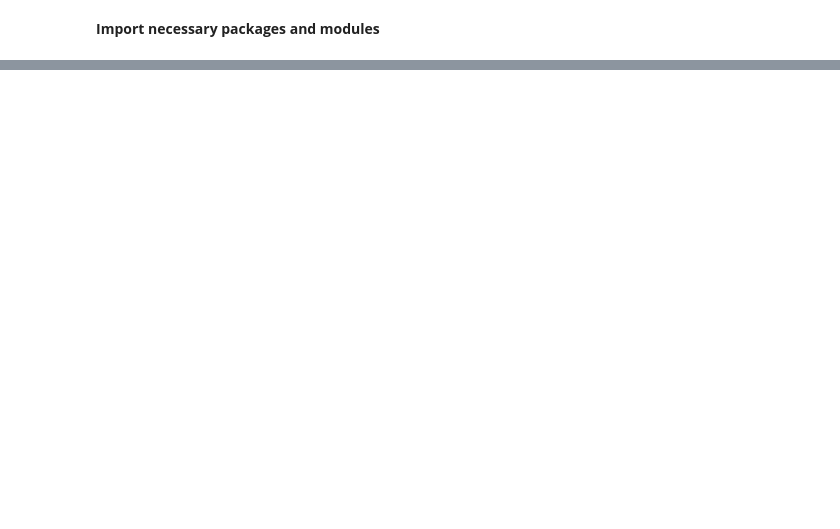
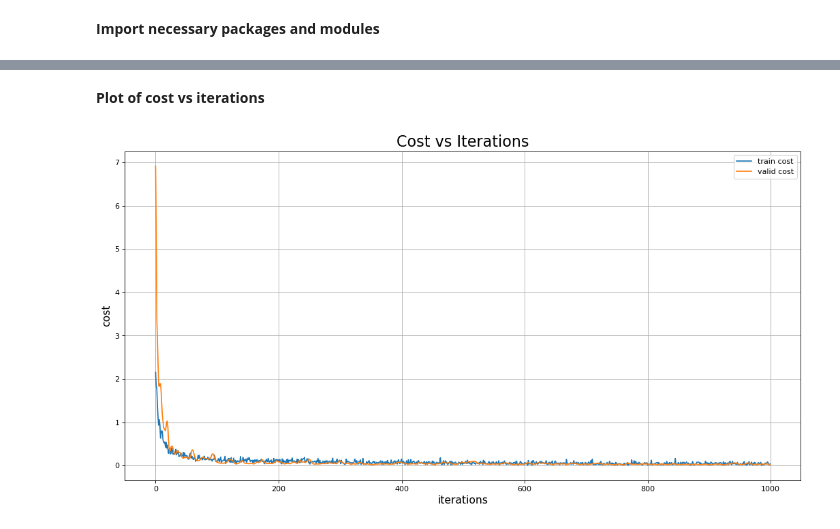
Before and after one commit to itratrahman/machine_learning_projects, a Jupyter notebook: mnist/models/inception_net_with_batch_norm.ipynb, the cells around one changed output, grey strips where cells are left out. Cells and saved outputs as stored; diff of their text form; code cells hidden in the pictures; blank space fills up the shorter version.

```diff
--- a/mnist/models/inception_net_with_batch_norm.ipynb
+++ b/mnist/models/inception_net_with_batch_norm.ipynb
@@ -418,2 +721,7 @@ physical_device_desc: "device: 0, name: Tesla P100-PCIE-16GB, pci bus id: 0000:0
+# %%
+if len(devices)>1:
+    device = devices[-1].name
+else:
+    device = devices[0].name
 # %%
 tf.reset_default_graph()
@@ -743,6 +727,0 @@ Tensor("dense_4/BiasAdd:0", shape=(?, 10), dtype=float32, device=/device:GPU:0)
-# %%
-model_dir, model_name = "./model_files/", "model"
-saver, train_cost, valid_cost, valid_acc, best_accuracy, best_iteration = train_cnn_net(max_iter,batch_size,
-                                                                                        X, Y, keep_prob, training, train_step,cost, accuracy,
-                                                                                        image_train, image_validation,labels_train,
-                                                                                        labels_validation, train_indices, model_dir, model_name)
@@ -837,0 +730,10 @@ pd.read_csv(submission_dir+submission_file).head(20)
+# %%
+IMG_HEIGHT, IMG_WIDTH, IMG_CHANNELS, N_CLASSES = 28,28,1,10
+conv_filters = [512,1024,2048]
+dense_layers = [2024,512,128,10]
+max_pool_kernel_size = 2
+max_pool_strides = 2
+learning_rate = 0.0001
+model = inception(IMG_HEIGHT, IMG_WIDTH, IMG_CHANNELS, N_CLASSES,
+                  conv_filters, dense_layers, max_pool_kernel_size, max_pool_strides,
+                  learning_rate, device, tf_seed, np_seed, verbose = True)
@@ -837,0 +762,13 @@ pd.read_csv(submission_dir+submission_file).head(20)
+# %%
+# randomly generate train and validation indices
+train_indices = np.random.choice(len(train_ids), round(len(train_ids)*0.96), replace=False)
+validation_indices = np.array(list(set(range(len(train_ids))) - set(train_indices)))
+print("Size of train set:", len(train_indices))
+print("Size of validation set:", len(validation_indices))
+model_name = "inception-cifar10"
+max_iter = 1000
+batch_size = 250
+drop_prob = 0.65
+args =(train_ids, train_labels, IMG_HEIGHT, IMG_WIDTH, IMG_CHANNELS, N_CLASSES)
+model.train_model(max_iter, batch_size, drop_prob, train_indices,validation_indices,
+                  train_ids, model_dir, model_name, generate_batch, *args)
@@ -837,0 +779,14 @@ pd.read_csv(submission_dir+submission_file).head(20)
+# %% [markdown]
+**Plot of cost vs iterations**
+# %%
+plt.figure(figsize=(16, 8), dpi= 80, facecolor='w', edgecolor='k')
+plt.plot(model.train_cost, label = 'train cost')
+plt.plot(model.valid_cost, label = 'valid cost')
+plt.xlabel('iterations', fontsize = 14)
+plt.ylabel('cost', fontsize = 14)
+plt.title("Cost vs Iterations", fontsize = 20)
+plt.legend()
+plt.grid()
+plt.show()
+# %% [output]
+[figure, added]
```
Also changed, not shown: parts of 117 cells of this notebook, 4 other files.
